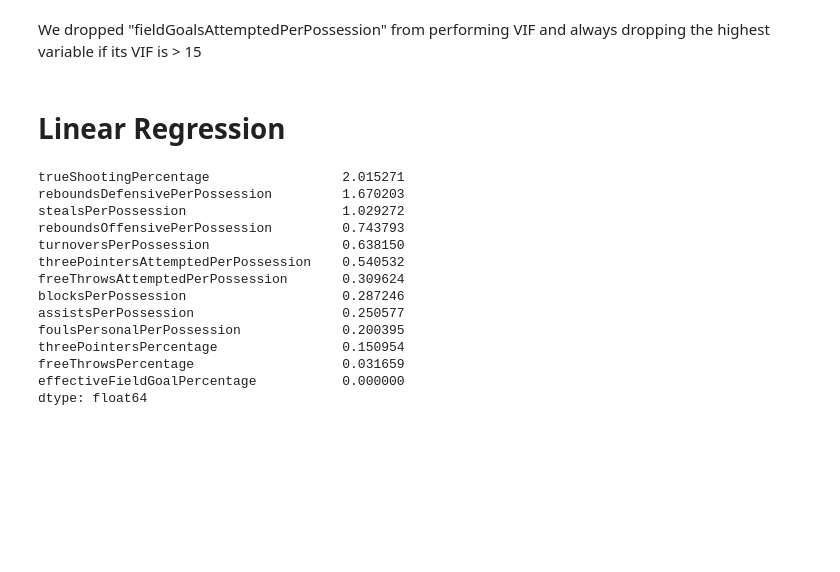
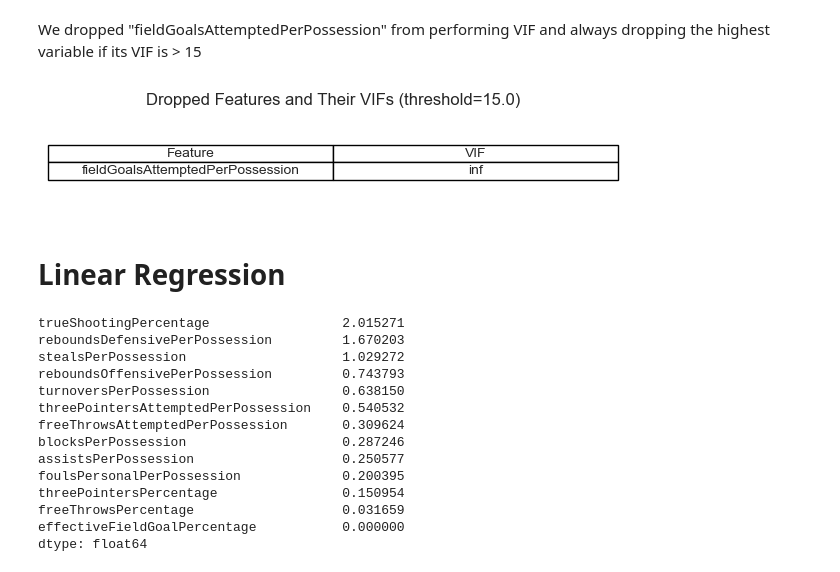
Before and after one commit to 5v3nn/uzh-esc403-data-science-project-nba, a Jupyter notebook: winning_teams.ipynb, the cells around one changed output. Cells and saved outputs as stored; diff of their text form; code cells hidden in the pictures; blank space fills up the shorter version.

```diff
--- a/winning_teams.ipynb
+++ b/winning_teams.ipynb
@@ -301,5 +361,5 @@ dtype: float64
 # %%
-box_score = box_score.drop(columns=["freeThrowsMadePerPossession", "fieldGoalsPercentage", "fieldGoalsMadePerPossession", "teamScorePerPossession", "threePointersMadePerPossession", "reboundsTotalPerPossession"])
+box_score = box_score.drop(columns=col_to_drop)
 # %% [markdown]
 We decided to drop all the "MadePerPossession" columns because that metric essentially is explained already via Attempts/Possesion and Percentage, since thats the product of "MadePerPossession". We also decided to drop "ReboundsTotalPerPossession", because we have that metric via defensive and offensive rebounds. FieldGoalPercentage gets dropped because effectiveFieldGoalPercentage is an advanced version of it.
 # %%
@@ -331,18 +391,25 @@ def drop_high_vif(df, thresh=5.0):
 
     Returns
     -------
-    pd.DataFrame
+    df_reduced: pd.DataFrame
         Subset of df with VIFs all below thresh.
+    df_removed: pd.DataFrame
+        Subset of df with removed Variables and their VIFs
     """
     df_current = df.copy()
+    removed = []
     while True:
         vif_df = calculate_vif(df_current)
         max_vif = vif_df['VIF'].max()
         if max_vif <= thresh:
             break
         # identify and drop the worst
-        worst_feature = vif_df.iloc[0]['feature']
-        print(f"Dropping '{worst_feature}' with VIF={max_vif:.2f}")
+        worst_row = vif_df.iloc[0]
+        worst_feature = worst_row['feature']
+        worst_vif = worst_row['VIF']
+        print(f"Dropping '{worst_feature}' with VIF={worst_vif:.2f}")
+        removed.append({'feature': worst_feature, 'VIF': worst_vif})
         df_current = df_current.drop(columns=[worst_feature])
-    return df_current
+    removed_df = pd.DataFrame(removed)
+    return df_current, removed_df
 # %%
@@ -368,5 +438,38 @@ Dropping 'fieldGoalsAttemptedPerPossession' with VIF=inf
 # %% [markdown]
 We dropped "fieldGoalsAttemptedPerPossession" from performing VIF and always dropping the highest variable if its VIF is > 15
+# %%
+# 1) Prepare the cell text
+cell_text = [
+    [feat, f"{vif:.2f}"]
+    for feat, vif in zip(removed_vars['feature'], removed_vars['VIF'])
+]
+
+# 2) Make the figure
+fig, ax = plt.subplots(figsize=(6, len(cell_text)*0.4 + 1))
+ax.axis('off')
+
+# 3) Build the table
+tbl = ax.table(
+    cellText=cell_text,
+    colLabels=['Feature', 'VIF'],
+    cellLoc='center',
+    loc='center'
+)
+tbl.auto_set_font_size(False)
+tbl.set_fontsize(10)
+tbl.scale(1, 1.4)
+
+# 5) Title & layout
+plt.title("Dropped Features and Their VIFs (threshold=15.0)", pad=12)
+plt.tight_layout()
+plt.savefig('Winning_Teams_VIF.png',
+            dpi=300,
+            bbox_inches='tight',
+            transparent=False,
+            format='png')
+plt.show()
+# %% [output]
+[figure, added]
 # %% [markdown]
 # Linear Regression
 # %%
```
Also changed, not shown: parts of 3 cells of this notebook, 3 other files.
